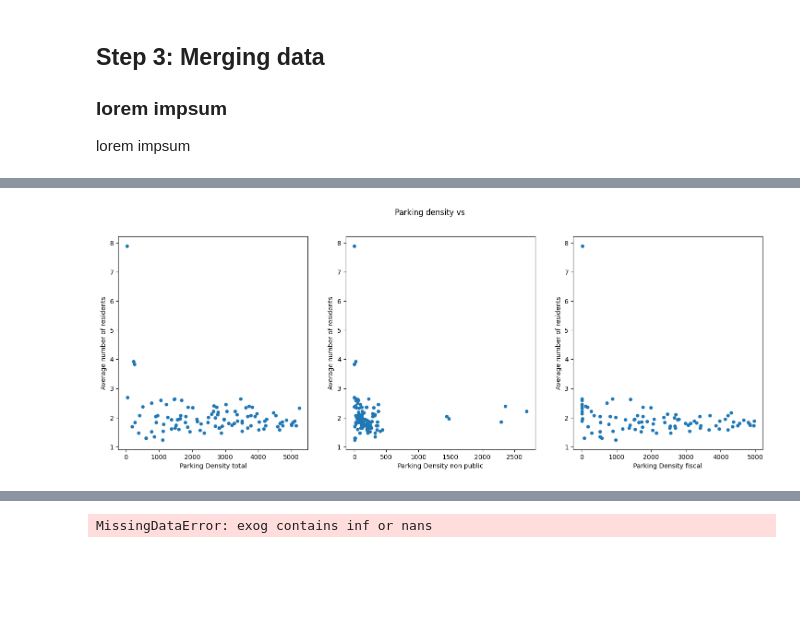
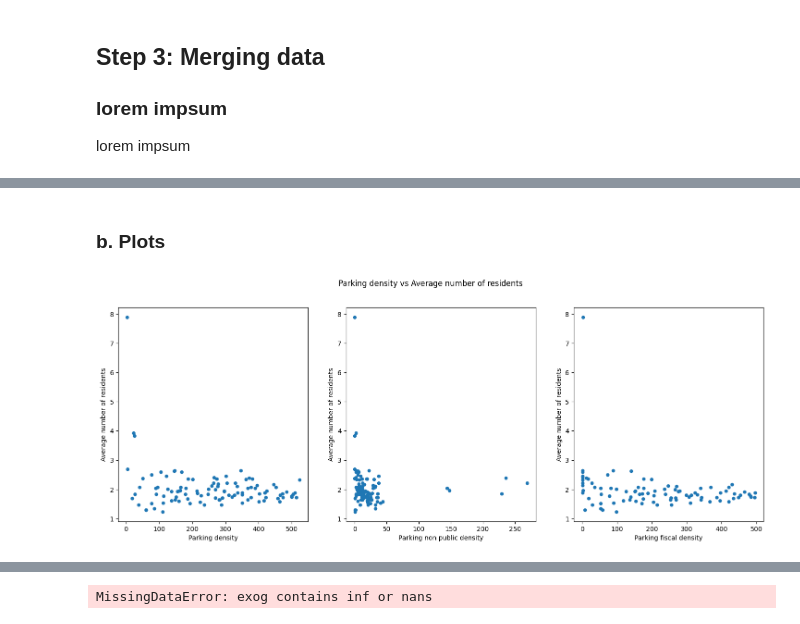
Before and after one commit to mannan272/data1, a Jupyter notebook: hackathon/team13.ipynb, the cells around one changed output, grey strips where cells are left out. Cells and saved outputs as stored; diff of their text form; code cells hidden in the pictures; blank space fills up the shorter version.

```diff
--- a/hackathon/team13.ipynb
+++ b/hackathon/team13.ipynb
@@ -122,24 +122,31 @@ df_map
 ### lorem impsum
 
 lorem impsum
+# %%
+df = df_parking[['Parking spots total','Parking spots non public','Parking spots fiscal']]
+df1 = df_housing[['Rent: average', 'Average number of residents']]
+df2 = df_population[['Households: % single-parent family', 'Households: % single-person', 'Households: % couple without children', 'Households: % couple with children', 'Households: % other']]
+df3 = df_income[['Mean disposable household income']]
+
+df = df.join([df1,df2,df3,df_map])
+
+df = df.dropna()
 # %%
-df = df_parking[['Parking spots total','Parking spots non public','Parking spots fiscal']]
-df1 = df_housing[['Rent: average', 'Average number of residents']]
-df2 = df_population[['Households: % single-parent family', 'Households: % single-person', 'Households: % couple without children', 'Households: % couple with children', 'Households: % other']]
 
-df = df.join([df1,df2,df_map])
+df['Oppervlakte_m2'] = df['Oppervlakte_m2'].astype(float)
 
-df = df.dropna()
-
-df['Rent: average'] = df['Rent: average'].replace('-', np.nan)
+df['Rent: average'] = df['Rent: average'].replace('-', 'NaN')
 df['Rent: average'] = df['Rent: average'].astype(float)
 
-df['Parking spots fiscal'] = df['Parking spots fiscal'].replace('-', np.nan)
+df['Parking spots fiscal'] = df['Parking spots fiscal'].replace('-', 'NaN')
 df['Parking spots fiscal'] = df['Parking spots fiscal'].astype(float)
 
-df['Parking Density total'] = 1000000*df['Parking spots total']/df['Oppervlakte_m2'].astype(float)
-df['Parking Density non public'] = 1000000*df['Parking spots non public']/df['Oppervlakte_m2'].astype(float)
-df['Parking Density fiscal'] = 1000000*df['Parking spots fiscal']/df['Oppervlakte_m2'].astype(float)
+df['Mean disposable household income'] = df['Mean disposable household income'].replace('-', 'NaN')
+df['Mean disposable household income'] = df['Mean disposable household income'].astype(float)
+
+df['Parking density'] = df['Parking spots total']/df['Oppervlakte_m2'] * 100000
+df['Parking non public density'] = df['Parking spots non public']/df['Oppervlakte_m2'] * 100000
+df['Parking fiscal density'] = df['Parking spots fiscal']/df['Oppervlakte_m2'] * 100000
 
 df.info()
 # %% [output]
@@ -167,23 +239,25 @@ memory usage: 22.5+ KB
+# %% [markdown]
+### b. Plots
 # %%
 #df.plot(kind='scatter', x='Parking Density total', y='Average number of residents')
 
 # Set up figure and axis
 f, ax = plt.subplots(1,3, figsize=(18, 6))
 
-f.suptitle('Parking density vs')
+f.suptitle('Parking density vs Average number of residents')
 
 # Plot % to leave
-df.plot(kind='scatter', x='Parking Density total', y='Average number of residents',
+df.plot(kind='scatter', x='Parking density', y='Average number of residents',
         legend=True, ax=ax[0])
 #ax[0].set_title('Quantiles')
 
-df.plot(kind='scatter', x='Parking Density non public', y='Average number of residents',
+df.plot(kind='scatter', x='Parking non public density', y='Average number of residents',
         legend=True, ax=ax[1])
 
-df.plot(kind='scatter', x='Parking Density fiscal', y='Average number of residents',
+df.plot(kind='scatter', x='Parking fiscal density', y='Average number of residents',
         legend=True, ax=ax[2])
 
 # Draw
 plt.show()
 # %% [output]
-[figure, old version]
+[figure, new version]
```
Also changed, not shown: parts of 12 cells of this notebook, 9 other files.
